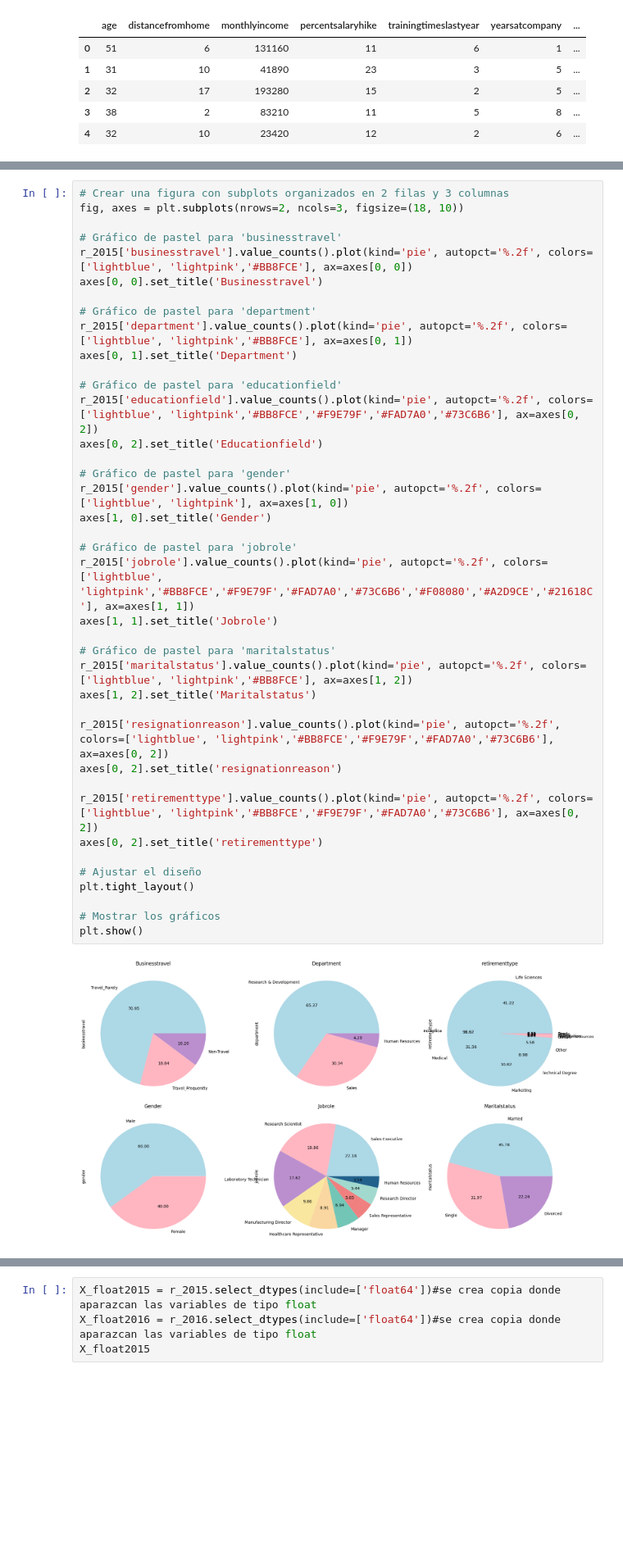
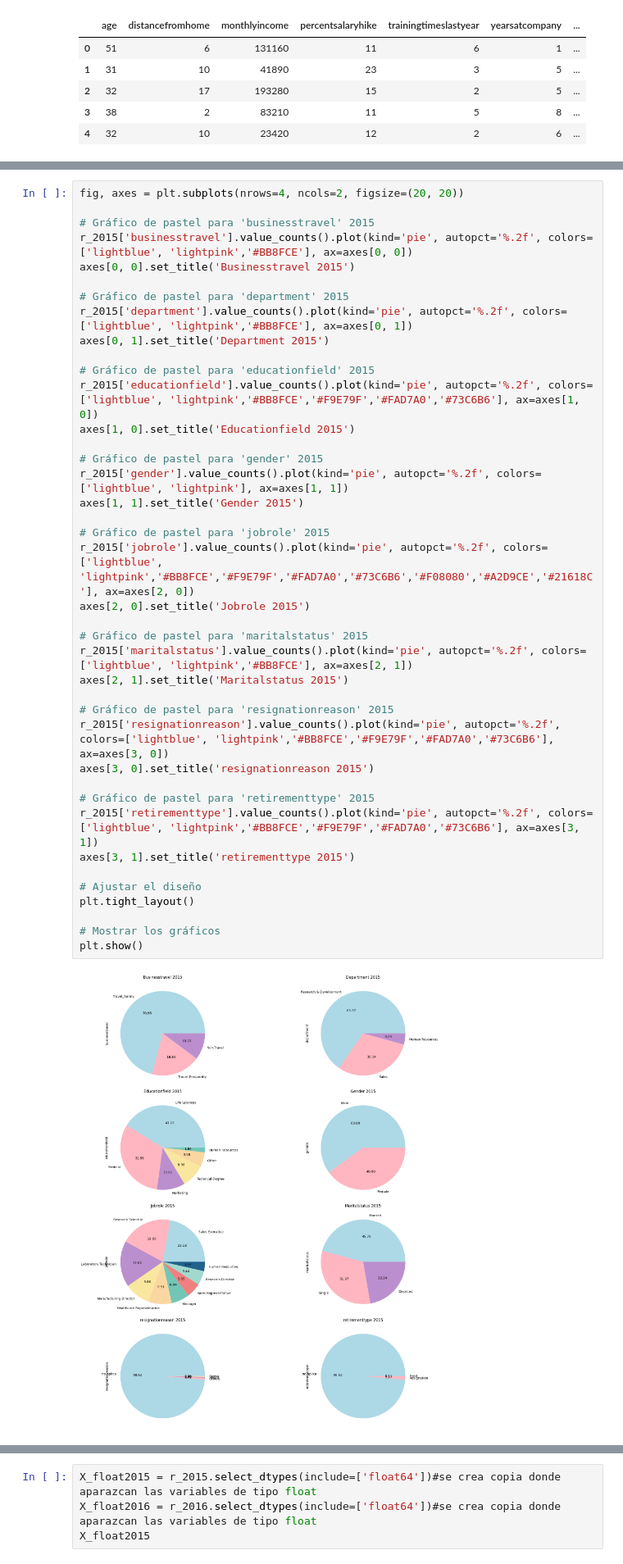
Before and after one commit to Astridgiraldo/RH, a Jupyter notebook: SEL_VAR.ipynb, the cells around one changed output, grey strips where cells are left out. Shown at 82% size. Saved outputs shown, nothing was run; the diff lists cells and outputs as text; blank space fills up the shorter version.

```diff
--- a/SEL_VAR.ipynb
+++ b/SEL_VAR.ipynb
@@ -237,42 +245,43 @@ memory usage: 310.2+ KB
 # %%
-# Crear una figura con subplots organizados en 2 filas y 3 columnas
-fig, axes = plt.subplots(nrows=2, ncols=3, figsize=(18, 10))
+fig, axes = plt.subplots(nrows=4, ncols=2, figsize=(20, 20))
 
-# Gráfico de pastel para 'businesstravel'
+# Gráfico de pastel para 'businesstravel' 2015
 r_2015['businesstravel'].value_counts().plot(kind='pie', autopct='%.2f', colors=['lightblue', 'lightpink','#BB8FCE'], ax=axes[0, 0])
-axes[0, 0].set_title('Businesstravel')
+axes[0, 0].set_title('Businesstravel 2015')
 
-# Gráfico de pastel para 'department'
+# Gráfico de pastel para 'department' 2015
 r_2015['department'].value_counts().plot(kind='pie', autopct='%.2f', colors=['lightblue', 'lightpink','#BB8FCE'], ax=axes[0, 1])
-axes[0, 1].set_title('Department')
+axes[0, 1].set_title('Department 2015')
 
-# Gráfico de pastel para 'educationfield'
-r_2015['educationfield'].value_counts().plot(kind='pie', autopct='%.2f', colors=['lightblue', 'lightpink','#BB8FCE','#F9E79F','#FAD7A0','#73C6B6'], ax=axes[0, 2])
-axes[0, 2].set_title('Educationfield')
+# Gráfico de pastel para 'educationfield' 2015
+r_2015['educationfield'].value_counts().plot(kind='pie', autopct='%.2f', colors=['lightblue', 'lightpink','#BB8FCE','#F9E79F','#FAD7A0','#73C6B6'], ax=axes[1, 0])
+axes[1, 0].set_title('Educationfield 2015')
 
-# Gráfico de pastel para 'gender'
-r_2015['gender'].value_counts().plot(kind='pie', autopct='%.2f', colors=['lightblue', 'lightpink'], ax=axes[1, 0])
-axes[1, 0].set_title('Gender')
+# Gráfico de pastel para 'gender' 2015
+r_2015['gender'].value_counts().plot(kind='pie', autopct='%.2f', colors=['lightblue', 'lightpink'], ax=axes[1, 1])
+axes[1, 1].set_title('Gender 2015')
 
-# Gráfico de pastel para 'jobrole'
-r_2015['jobrole'].value_counts().plot(kind='pie', autopct='%.2f', colors=['lightblue', 'lightpink','#BB8FCE','#F9E79F','#FAD7A0','#73C6B6','#F08080','#A2D9CE','#21618C'], ax=axes[1, 1])
-axes[1, 1].set_title('Jobrole')
+# Gráfico de pastel para 'jobrole' 2015
+r_2015['jobrole'].value_counts().plot(kind='pie', autopct='%.2f', colors=['lightblue', 'lightpink','#BB8FCE','#F9E79F','#FAD7A0','#73C6B6','#F08080','#A2D9CE','#21618C'], ax=axes[2, 0])
+axes[2, 0].set_title('Jobrole 2015')
 
-# Gráfico de pastel para 'maritalstatus'
-r_2015['maritalstatus'].value_counts().plot(kind='pie', autopct='%.2f', colors=['lightblue', 'lightpink','#BB8FCE'], ax=axes[1, 2])
-axes[1, 2].set_title('Maritalstatus')
+# Gráfico de pastel para 'maritalstatus' 2015
+r_2015['maritalstatus'].value_counts().plot(kind='pie', autopct='%.2f', colors=['lightblue', 'lightpink','#BB8FCE'], ax=axes[2, 1])
+axes[2, 1].set_title('Maritalstatus 2015')
 
-r_2015['resignationreason'].value_counts().plot(kind='pie', autopct='%.2f', colors=['lightblue', 'lightpink','#BB8FCE','#F9E79F','#FAD7A0','#73C6B6'], ax=axes[0, 2])
-axes[0, 2].set_title('resignationreason')
+# Gráfico de pastel para 'resignationreason' 2015
+r_2015['resignationreason'].value_counts().plot(kind='pie', autopct='%.2f', colors=['lightblue', 'lightpink','#BB8FCE','#F9E79F','#FAD7A0','#73C6B6'], ax=axes[3, 0])
+axes[3, 0].set_title('resignationreason 2015')
 
-r_2015['retirementtype'].value_counts().plot(kind='pie', autopct='%.2f', colors=['lightblue', 'lightpink','#BB8FCE','#F9E79F','#FAD7A0','#73C6B6'], ax=axes[0, 2])
-axes[0, 2].set_title('retirementtype')
+# Gráfico de pastel para 'retirementtype' 2015
+r_2015['retirementtype'].value_counts().plot(kind='pie', autopct='%.2f', colors=['lightblue', 'lightpink','#BB8FCE','#F9E79F','#FAD7A0','#73C6B6'], ax=axes[3, 1])
+axes[3, 1].set_title('retirementtype 2015')
 
 # Ajustar el diseño
 plt.tight_layout()
 
 # Mostrar los gráficos
 plt.show()
 # %% [output]
-[figure, old version]
+[figure, new version]
 # %%
```
Also changed, not shown: parts of 18 cells of this notebook.
